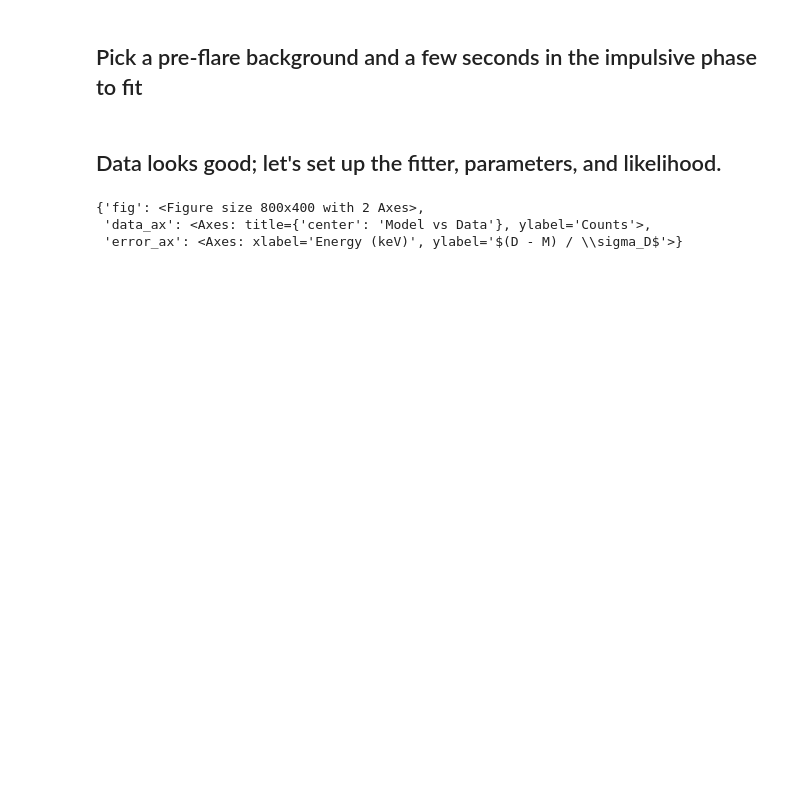
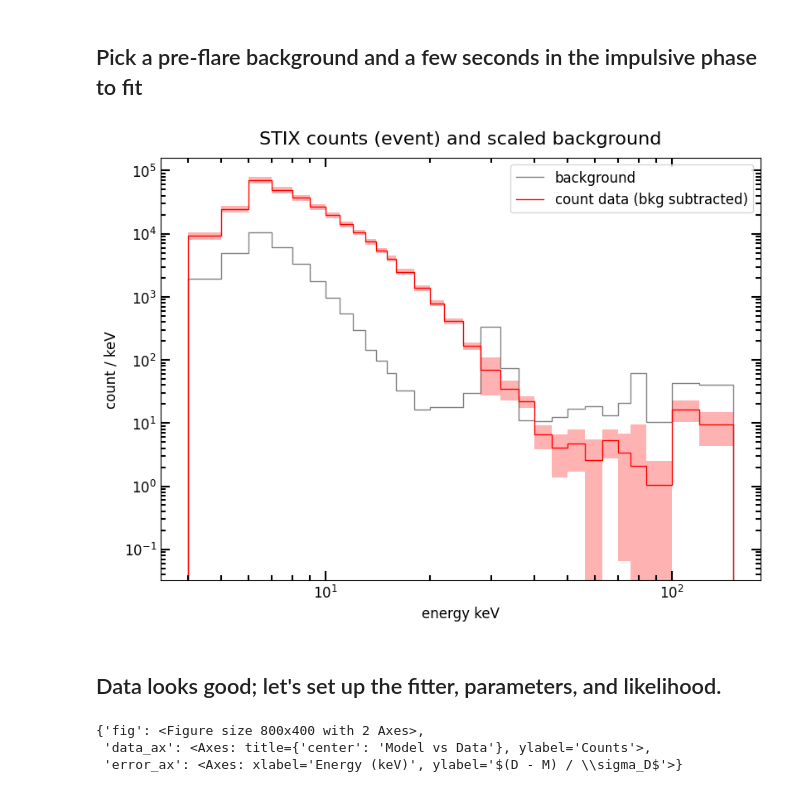
Before and after one commit to settwi/yaff, a Jupyter notebook: examples/stix_fit.ipynb, the cells around one changed output. Drawn from its saved outputs; the diff is of its cells as text; code cells hidden in the pictures; blank space fills up the shorter version.

```diff
--- a/examples/stix_fit.ipynb
+++ b/examples/stix_fit.ipynb
@@ -113,30 +131,37 @@ scaled_bkg_errors = (np.sqrt(np.sum(err[bkg_slice]**2, axis=0)) / dt[bkg_slice].
 # %%
 # Plot the spectrum to see if it worked out
 fig, ax = plt.subplots(figsize=(8, 6))
 
-de = u.Quantity(np.diff(spectrogram['energy_bin_edges'])) << u.keV
+de = u.Quantity(np.diff(spectrogram["energy_bin_edges"])) << u.keV
 
-ax.stairs(scaled_bkg_counts.value / de.value, spectrogram['energy_bin_edges'].value, label='background', color='gray')
+ax.stairs(
+    scaled_bkg_counts.value / de.value,
+    spectrogram["energy_bin_edges"].value,
+    label="background",
+    color="gray",
+)
 
 plotting.stairs_with_error(
-    bins=spectrogram['energy_bin_edges'],
+    bins=spectrogram["energy_bin_edges"],
     quant=(sliced_counts - scaled_bkg_counts) / de,
     error=np.sqrt(sliced_errors**2 + scaled_bkg_errors**2) / de,
     ax=ax,
-    label='count data (bkg subtracted)',
-    line_kw={'color': 'red'}
+    label="count data (bkg subtracted)",
+    line_kw={"color": "red"},
 )
 
 ax.set(
-    xlabel='energy keV',
-    ylabel='count / keV',
-    xscale='log',
-    yscale='log',
-    title='STIX counts (event) and scaled background'
+    xlabel="energy keV",
+    ylabel="count / keV",
+    xscale="log",
+    yscale="log",
+    title="STIX counts (event) and scaled background",
 )
 ax.legend()
 
 plt.show()
+# %% [output]
+[figure, added]
 # %% [markdown]
 ## Data looks good; let's set up the fitter, parameters, and likelihood.
 # %%
```
Also changed, not shown: parts of 14 cells of this notebook, 4 other files.
